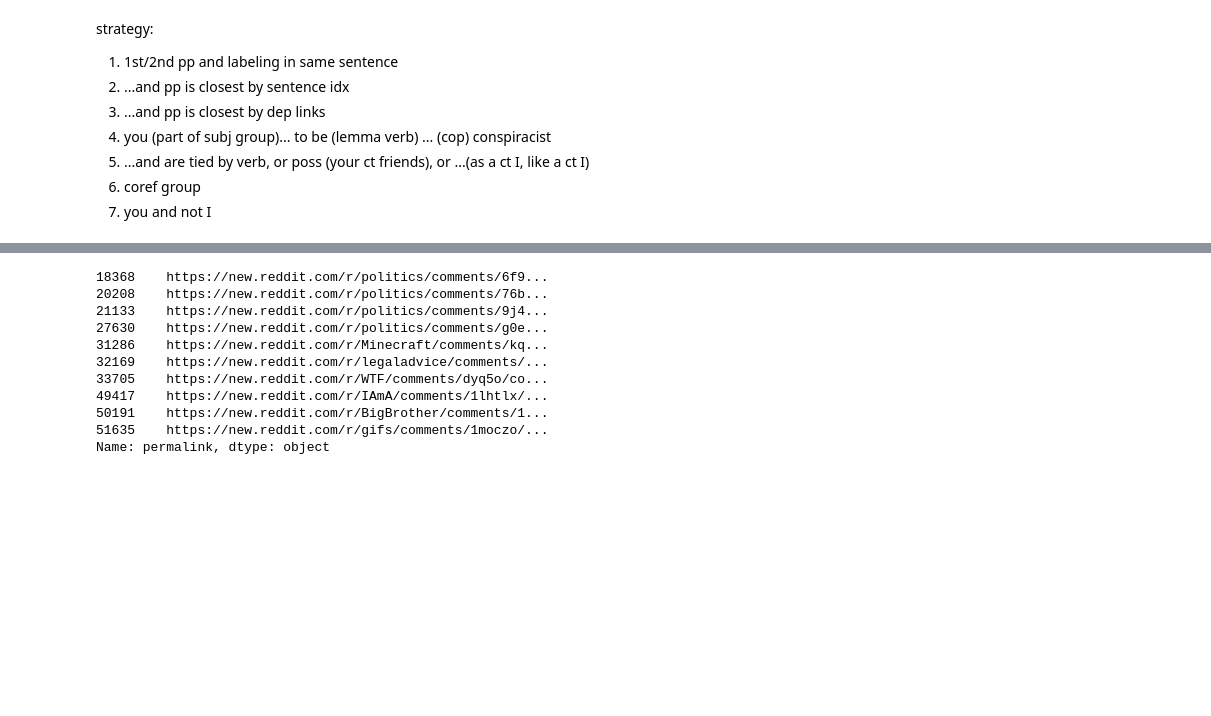
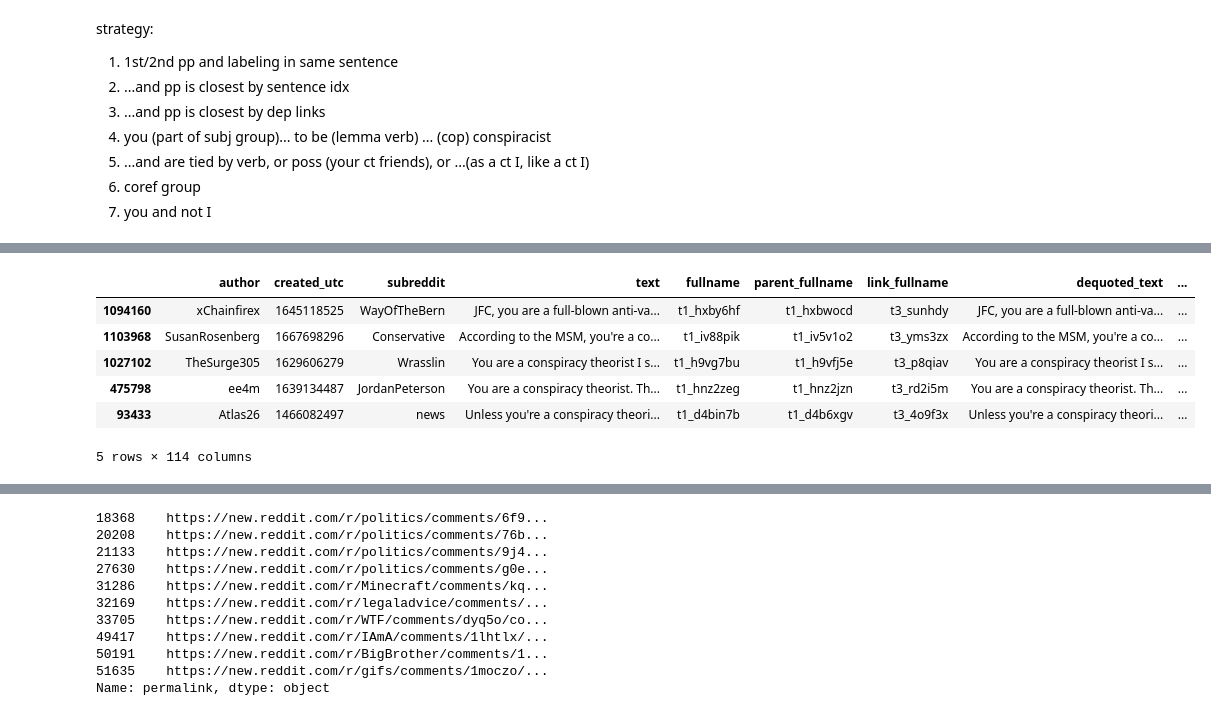
Before and after one commit to hide-ous/thrutherstoo, a Jupyter notebook: notebooks/find_direct_labeling_instances.ipynb, the cells around one changed output, grey strips where cells are left out. Cells and saved outputs as stored; diff of their text form; code cells hidden in the pictures; blank space fills up the shorter version.

```diff
--- a/notebooks/find_direct_labeling_instances.ipynb
+++ b/notebooks/find_direct_labeling_instances.ipynb
@@ -230,0 +483,5 @@ len(strategy_4)
+# %%
+n_samples = 20
+sample_4, sample_4_stricter =strategy_4_df.sample(n_samples), strategy_4_df[(strategy_4_df.status<0)&(strategy_4_df.rational<0)&(strategy_4_df.bonding<0)&(strategy_4_df.attack>0)&(strategy_4_df.toxic>0)].sample(n_samples)
+sample_4['sample_strategy'] = 'strategy_4'
+sample_4_stricter['sample_strategy'] = 'strategy_4_stricter'
@@ -230,0 +509,10 @@ len(strategy_4)
+# %%
+to_annotate.head()
+# %% [output]
+|  | author | created_utc | subreddit | text | fullname | parent_fullname | link_fullname | dequoted_text | ... |
+| 1094160 | xChainfirex | 1645118525 | WayOfTheBern | JFC, you are a full-blown anti-va... | t1_hxby6hf | t1_hxbwocd | t3_sunhdy | JFC, you are a full-blown anti-va... | ... |
+| 1103968 | SusanRosenberg | 1667698296 | Conservative | According to the MSM, you're a co... | t1_iv88pik | t1_iv5v1o2 | t3_yms3zx | According to the MSM, you're a co... | ... |
+| 1027102 | TheSurge305 | 1629606279 | Wrasslin | You are a conspiracy theorist I s... | t1_h9vg7bu | t1_h9vfj5e | t3_p8qiav | You are a conspiracy theorist I s... | ... |
+| 475798 | ee4m | 1639134487 | JordanPeterson | You are a conspiracy theorist. Th... | t1_hnz2zeg | t1_hnz2jzn | t3_rd2i5m | You are a conspiracy theorist. Th... | ... |
+| 93433 | Atlas26 | 1466082497 | news | Unless you're a conspiracy theori... | t1_d4bin7b | t1_d4b6xgv | t3_4o9f3x | Unless you're a conspiracy theori... | ... |
+5 rows × 114 columns
```
Also changed, not shown: parts of 33 cells of this notebook, 1 other file.
